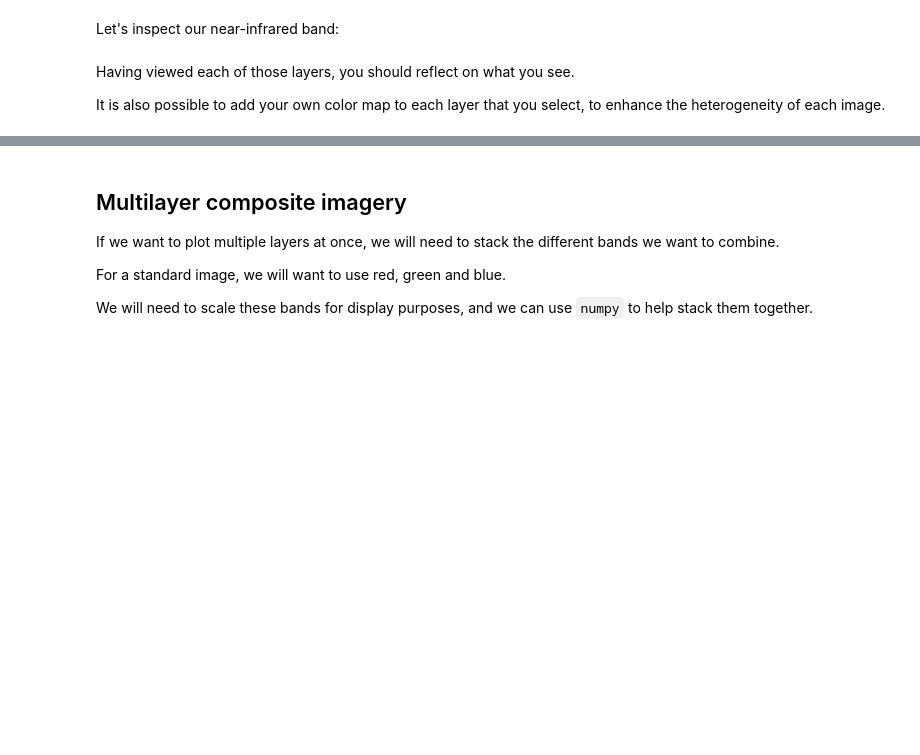
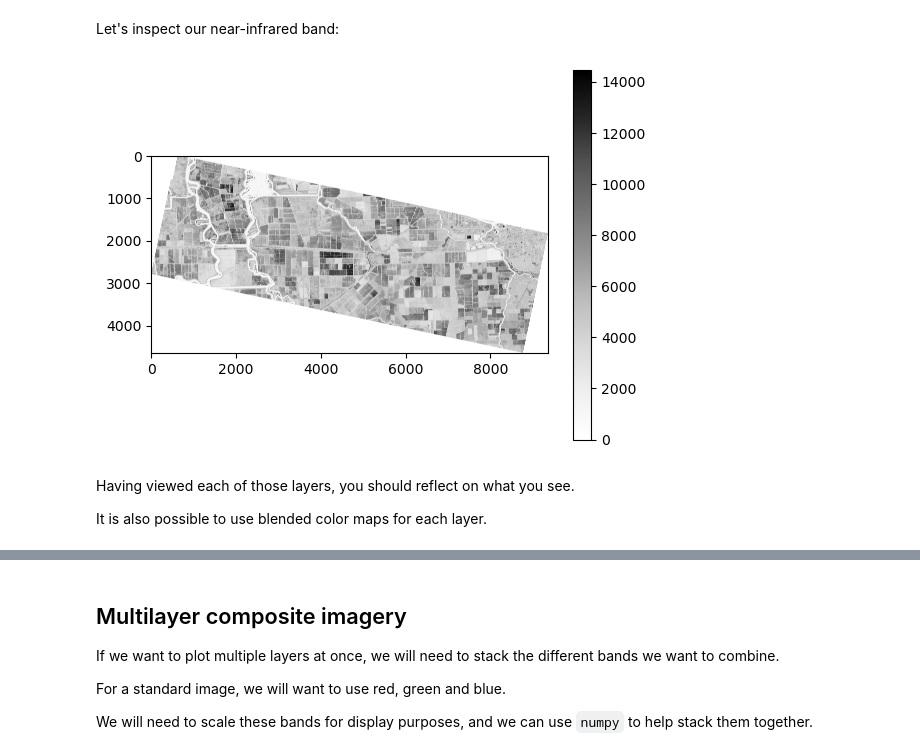
Before and after one commit to edwardoughton/satellite-image-analysis, a Jupyter notebook: notebooks/7.01_working_with_multiband_imagery.ipynb, the cells around one changed output, grey strips where cells are left out. Saved outputs shown, nothing was run; the diff lists cells and outputs as text; code cells hidden in the pictures; blank space fills up the shorter version.

```diff
--- a/notebooks/7.01_working_with_multiband_imagery.ipynb
+++ b/notebooks/7.01_working_with_multiband_imagery.ipynb
@@ -142,14 +211,19 @@ Let's inspect our near-infrared band:
 # %%
 # Example
 # Use imshow to load the nir band.
-fig = pyplot.imshow(nir)
+fig = pyplot.imshow(nir, cmap='Greys')
+
+# Add the colorbar to our plot
+pyplot.colorbar()
 
 # Display the results.
 pyplot.show()
+# %% [output]
+[figure, added]
 # %% [markdown]
 Having viewed each of those layers, you should reflect on what you see.
 
-It is also possible to add your own color map to each layer that you select, to enhance the heterogeneity of each image.
+It is also possible to use blended color maps for each layer.
 # %%
 # Example
 fig = pyplot.imshow(blue) #create the figure
```
Also changed, not shown: parts of 13 cells of this notebook, 5 other files.
